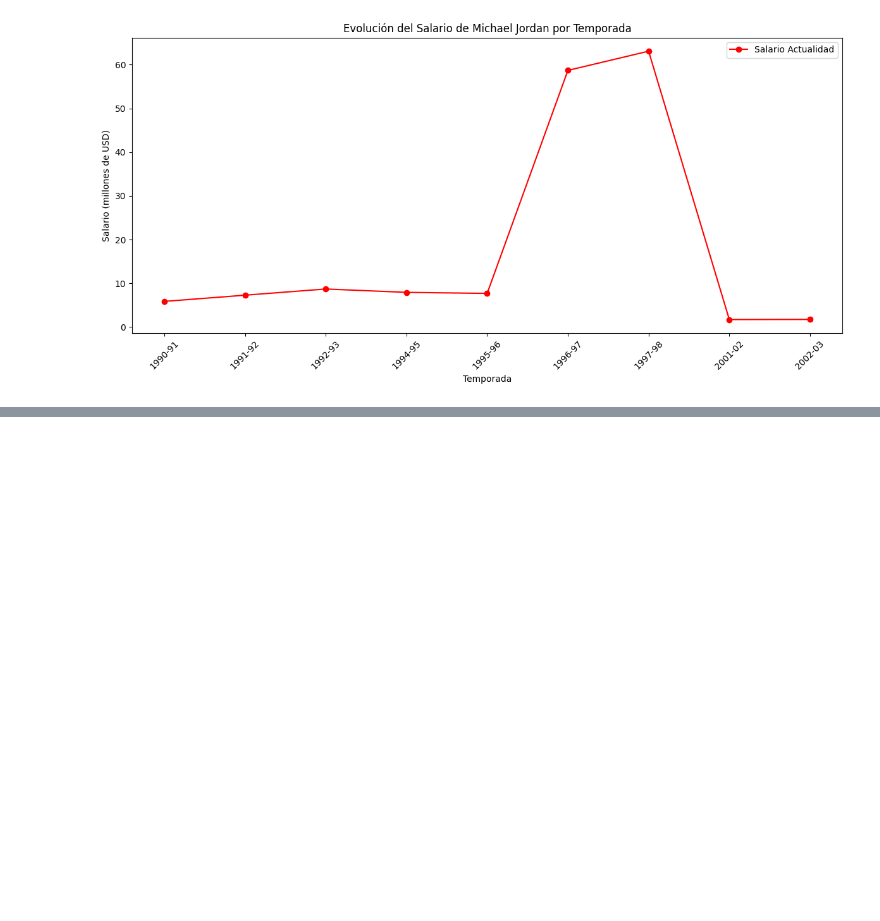
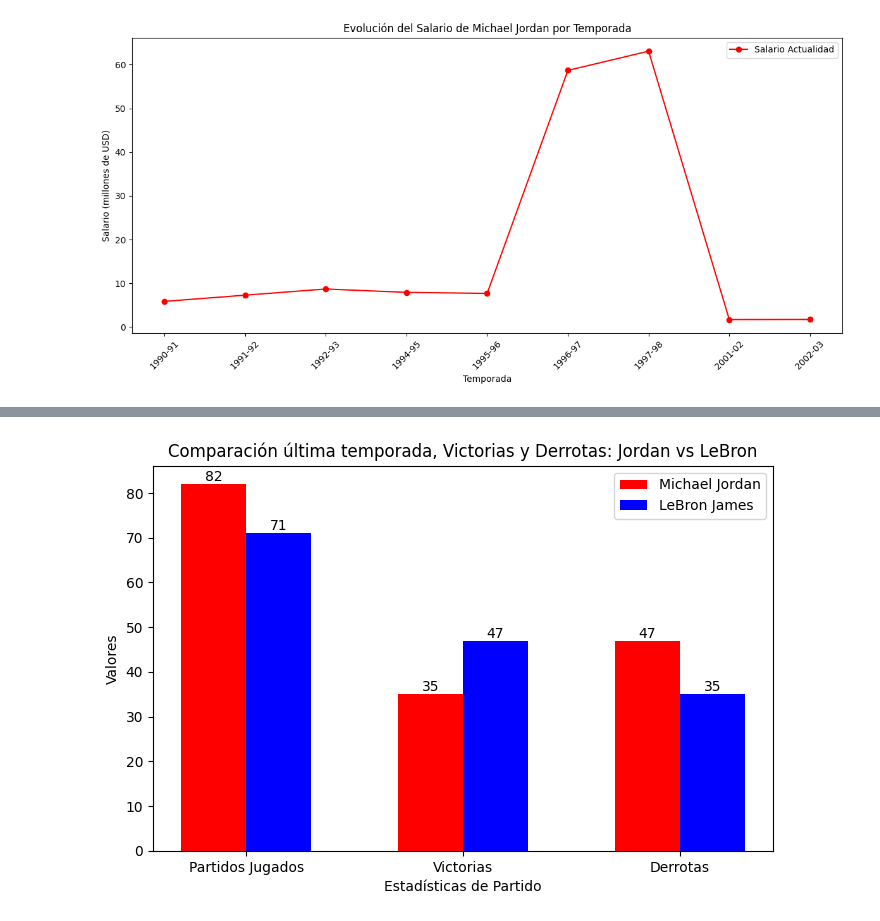
Before and after one commit to ngcarvajall/Proyecto5-GOAT_MJ_LJ, a Jupyter notebook: Notebooks/Loading.ipynb, the cells around one changed output, grey strips where cells are left out. Cells and saved outputs as stored; diff of their text form; code cells hidden in the pictures; blank space fills up the shorter version.

Commit message:
visuales

```diff
--- a/Notebooks/Loading.ipynb
+++ b/Notebooks/Loading.ipynb
@@ -883,0 +888,34 @@ plt.show()
+# %%
+import matplotlib.pyplot as plt
+
+metrics = ['Partidos Jugados', 'Victorias', 'Derrotas']
+values_mj = [82, 35, 47]
+values_lj = [71, 47, 35]
+
+x_positions = [0, 1, 2]
+
+width = 0.3
+
+# Crear la figura
+fig, ax = plt.subplots(figsize=(8, 5))
+
+# Graficar las barras de Jordan y LeBron
+bars_mj = ax.bar([x - width/2 for x in x_positions], values_mj, width, label='Michael Jordan', color='red')
+bars_lj = ax.bar([x + width/2 for x in x_positions], values_lj, width, label='LeBron James', color='blue')
+
+# Añadir etiquetas y título
+ax.set_xlabel('Estadísticas de Partido')
+ax.set_ylabel('Valores')
+ax.set_title('Comparación última temporada, Victorias y Derrotas: Jordan vs LeBron')
+ax.set_xticks(x_positions)
+ax.set_xticklabels(metrics)
+ax.legend()
+
+# Añadir los valores encima de las barras
+for bar in bars_mj + bars_lj:
+    yval = bar.get_height()
+    ax.text(bar.get_x() + bar.get_width() / 2, yval, int(yval), ha='center', va='bottom')
+
+plt.show()
+# %% [output]
+[figure, added]
```
Also changed, not shown: parts of 5 cells of this notebook.
